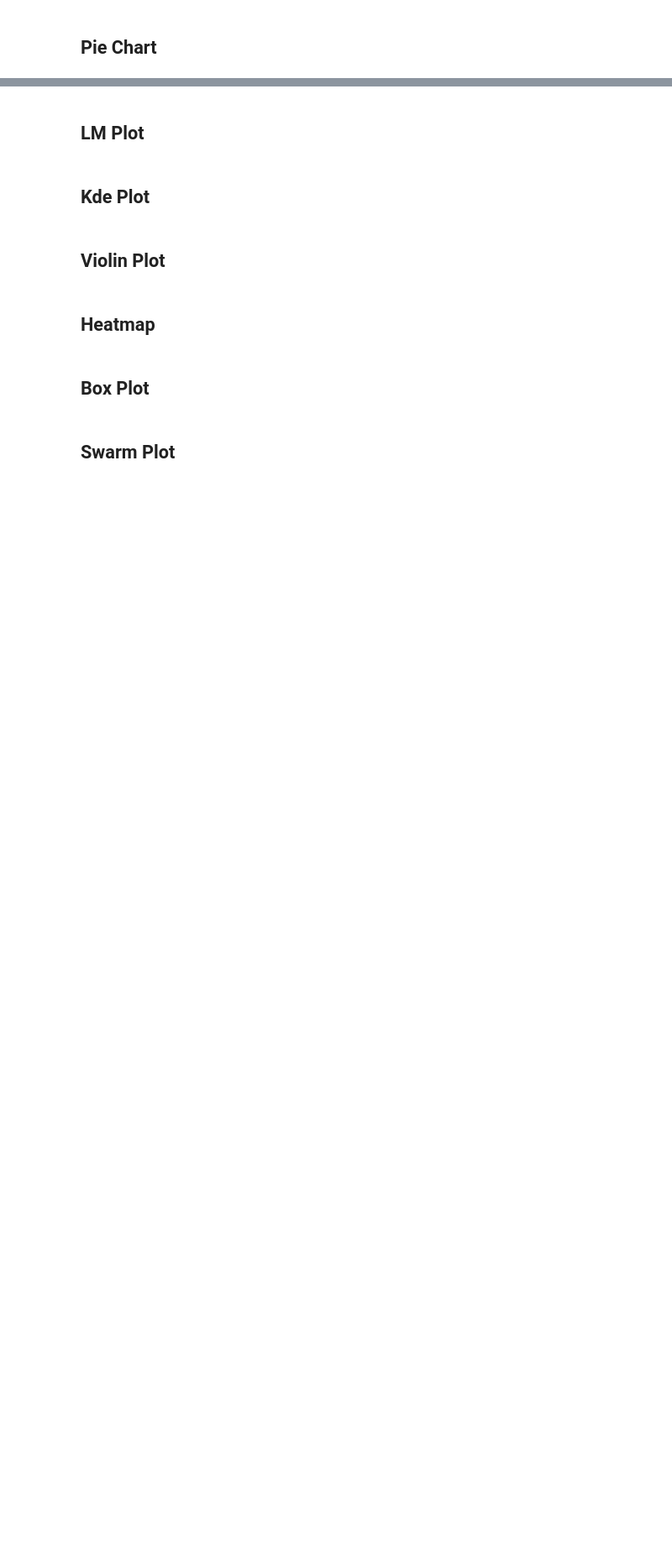
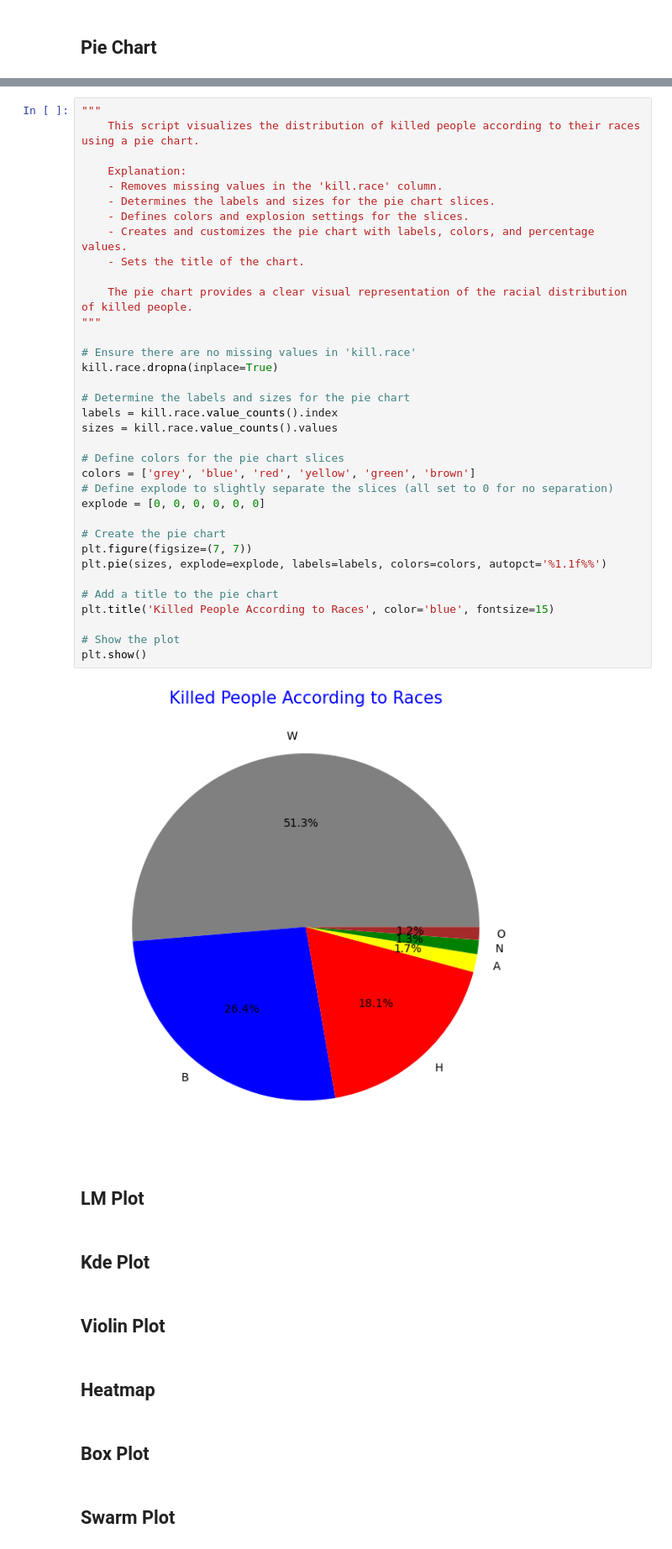
Before and after one commit to aeyeniay/SeabornPlots, a Jupyter notebook: seaborn_plots.ipynb, the cells around one changed output, grey strips where cells are left out. Shown at 84% size. Drawn from its saved outputs; the diff is of its cells as text; blank space fills up the shorter version.

```diff
--- a/seaborn_plots.ipynb
+++ b/seaborn_plots.ipynb
@@ -433,3 +563,40 @@ plt.show()
+# %%
+"""
+    This script visualizes the distribution of killed people according to their races using a pie chart.
+
+    Explanation:
+    - Removes missing values in the 'kill.race' column.
+    - Determines the labels and sizes for the pie chart slices.
+    - Defines colors and explosion settings for the slices.
+    - Creates and customizes the pie chart with labels, colors, and percentage values.
+    - Sets the title of the chart.
+
+    The pie chart provides a clear visual representation of the racial distribution of killed people.
+"""
+
+# Ensure there are no missing values in 'kill.race'
+kill.race.dropna(inplace=True)
+
+# Determine the labels and sizes for the pie chart
+labels = kill.race.value_counts().index
+sizes = kill.race.value_counts().values
+
+# Define colors for the pie chart slices
+colors = ['grey', 'blue', 'red', 'yellow', 'green', 'brown']
+# Define explode to slightly separate the slices (all set to 0 for no separation)
+explode = [0, 0, 0, 0, 0, 0]
+
+# Create the pie chart
+plt.figure(figsize=(7, 7))
+plt.pie(sizes, explode=explode, labels=labels, colors=colors, autopct='%1.1f%%')
+
+# Add a title to the pie chart
+plt.title('Killed People According to Races', color='blue', fontsize=15)
+
+# Show the plot
+plt.show()
+# %% [output]
+[figure, added]
 # %% [markdown]
 <a id="5"></a>
 ## LM Plot
```
Also changed, not shown: parts of 12 cells of this notebook.
